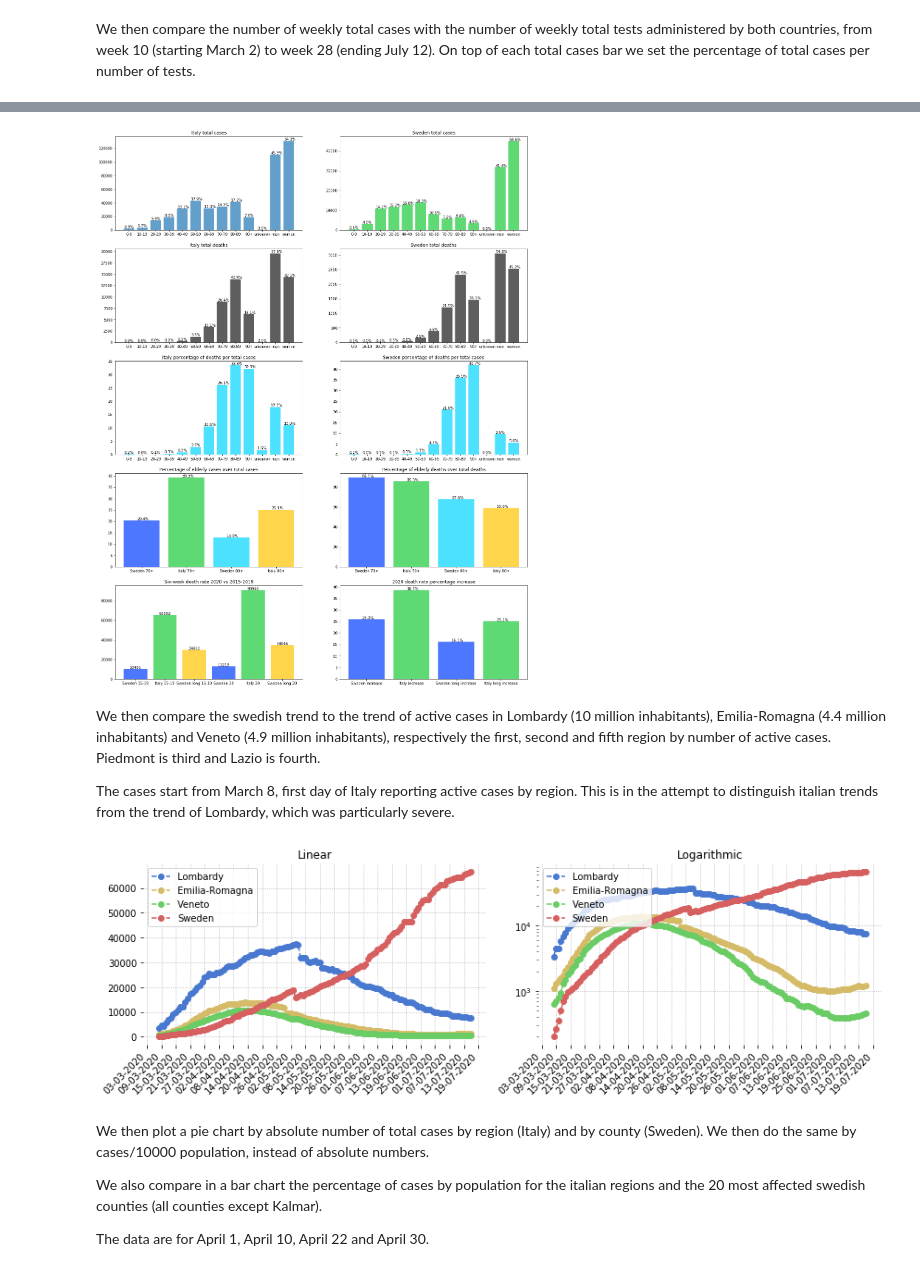
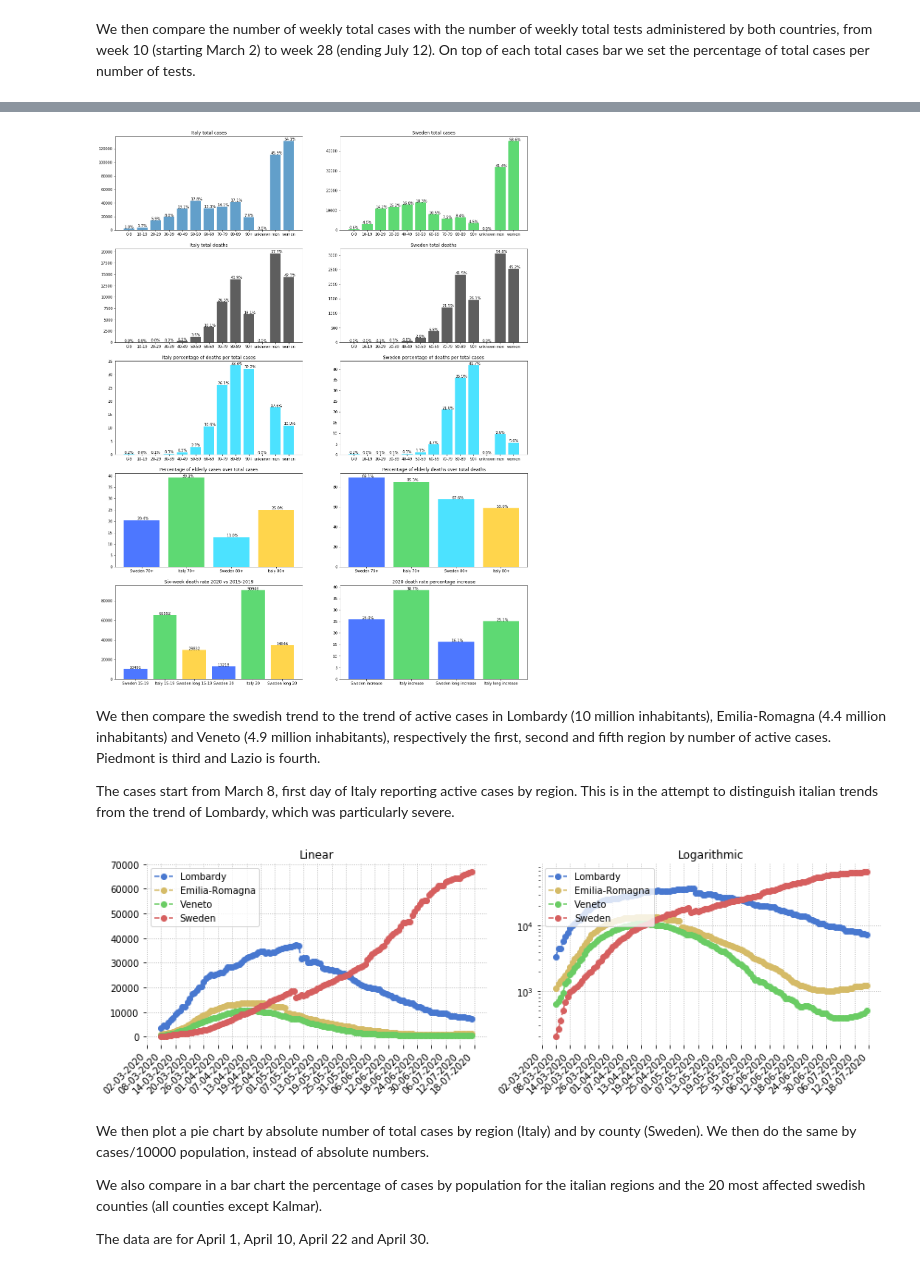
Before and after one commit to eera-l/Covid19-Sweden-Overview, a Jupyter notebook: c19-it-swe.ipynb, the cells around one changed output, grey strips where cells are left out. Drawn from its saved outputs; the diff is of its cells as text; code cells hidden in the pictures.

```diff
--- a/c19-it-swe.ipynb
+++ b/c19-it-swe.ipynb
@@ -34,7 +34,7 @@ italy_active = np.array([1049, 1577, 1835, 2263, 2706, 3296, 3916, 5061, 6387, 7
                          81266, 78457, 76440, 72070, 70187, 68351, 66553, 65129, 62752, 60960, 59322, 57752, 56594, 55300, 52942,
                          50966, 47986, 46175, 43691, 42097, 41367, 39893, 39297, 38429, 36976, 35877, 35262, 34730, 32872, 31710,
                          30637, 28997, 27485, 26274, 25909, 24569, 23925, 23101, 21543, 21212, 20972, 20637, 19573, 18655, 18303,
-                         17638, 16836, 16681, 16496, 15563, 15255])
+                         17638, 16836, 16681, 16496, 15563, 15255, 15060])
 
 
 sweden_active = np.array([1036, 1113, 1187, 1276, 1412, 1607, 1734, 1897, 2003, 2243, 2448, 2747, 2948, 3326, 3574, 3928, 4291, 4735,
@@ -44,7 +44,7 @@ sweden_active = np.array([1036, 1113, 1187, 1276, 1412, 1607, 1734, 1897, 2003,
                           22171, 22853, 23390, 24026, 24296, 24534, 24988, 25487, 26081, 26644, 27260, 27915, 28350, 28668, 29302,
                           31396, 32495, 33499, 34297, 35185, 35608, 36396, 37105, 38668, 40042, 41158, 41804, 42503, 43400, 44753,
                           46311, 46311, 46611, 46611, 49196, 50854, 52204, 53892, 54961, 55209, 55209, 57439, 58229, 59551, 60331,
-                          61174, 61174, 61307, 62820, 63052, 63586, 63964, 64484, 64484, 64484, 65376, 65672, 66100, 66475])
+                          61174, 61174, 61307, 62820, 63052, 63586, 63964, 64484, 64484, 64484, 65376, 65672, 66100, 66475, 66829])
 
 italy_hospitalized = np.array([401, 639, 742, 1034, 1346, 1790, 2394, 2651, 3550, 4316, 5038, 5838, 6650, 7426, 8372, 9663, 11025,
                                12894, 14363, 15757, 16020, 17708, 19846, 20692, 21937, 23112, 24753, 26029, 26676, 27386, 27795,
@@ -54,7 +54,7 @@ italy_hospitalized = np.array([401, 639, 742, 1034, 1346, 1790, 2394, 2651, 3550
                                12865, 12172, 11453, 10792, 10400, 10311, 10207, 9991, 9624, 9269, 8957, 8695, 8613, 8185, 7917,
                                7729, 7379, 7094, 6680, 6387, 6099, 5916, 5742, 5503, 5301, 5002, 4864, 4729, 4581, 4320, 4131,
                                3893, 3747, 3594, 3489, 3301, 3113, 2867, 2632, 2474, 2314, 2038, 1853, 1610, 1515, 1356, 1260,
-                               1160, 1120, 1090, 1025])
+                               1160, 1120, 1090, 1025, 963])
 
 sweden_hospitalized = np.array([0, 0, 0, 43, 177, 256, 279, 331, 426, 497, 577, 696, 803, 902, 973, 1121, 1219, 1320, 1400, 1480,
                                 1508, 1726, 1742, 1799, 1838, 1846, 1942, 1986, 2037, 2100, 2138, 2152, 2156, 2221, 2156, 2234,
@@ -63,7 +63,7 @@ sweden_hospitalized = np.array([0, 0, 0, 43, 177, 256, 279, 331, 426, 497, 577,
                                 1732, 1712, 1707, 1734, 1730, 1687, 1633, 1629, 1608, 1617, 1649, 1630, 1559, 1552, 1512, 1481,
                                 1486, 1517, 1463, 1428, 1367, 1352, 1352, 1352, 1303, 1264, 1223, 1179, 1181, 1181, 1176, 1144,
                                 1148, 1094, 993, 986, 986, 986, 895, 879, 858, 770, 760, 760, 760, 663, 650, 626, 562, 521, 521,
-                                521, 484, 470, 439, 360])
+                                521, 484, 470, 439, 360, 345])
 
 italy_icu = np.array([105, 140, 166, 229, 295, 351, 462, 567, 650, 733, 877, 1028, 1153, 1328, 1518, 1672, 1851, 2060, 2257, 2498,
                       2655, 2857, 3009, 3204, 3396, 3489, 3612, 3732, 3856, 3906, 3981, 4023, 4035, 4053, 4068, 3994, 3977, 3898,
@@ -71,14 +71,14 @@ italy_icu = np.array([105, 140, 166, 229, 295, 351, 462, 567, 650, 733, 877, 102
                       2102, 2009, 1956, 1863, 1795, 1694, 1578, 1539, 1501, 1479, 1427, 1333, 1311, 1168, 1034, 1027, 999, 952,
                       893, 855, 808, 775, 762, 749, 716, 676, 640, 595, 572, 553, 541, 521, 505, 489, 475, 450, 435, 424, 408,
                       353, 338, 316, 293, 287, 283, 263, 249, 236, 227, 220, 209, 207, 177, 163, 168, 161, 152, 148, 127, 115,
-                      107, 103, 105, 97, 98, 96, 93, 87])
+                      107, 103, 105, 97, 98, 96, 93, 87, 82])
 
 sweden_icu = np.array([0, 0, 0, 23, 31, 45, 49, 58, 92, 110, 142, 160, 182, 202, 219, 265, 293, 312, 339, 361, 376, 387, 400, 439,
                        451, 464, 486, 504, 500, 521, 522, 528, 527, 523, 524, 522, 537, 525, 517, 537, 541, 556, 543, 533, 531, 537,
                        524, 519, 526, 523, 504, 492, 484, 474, 466, 459, 443, 434, 422, 411, 401, 388, 381, 379, 383, 366, 366, 358,
                        352, 344, 347, 337, 331, 316, 320, 310, 305, 309, 307, 309, 308, 292, 287, 291, 298, 296, 280, 280, 268, 267,
                        267, 267, 245, 239, 232, 223, 223, 223, 223, 202, 201, 191, 182, 170, 170, 170, 157, 150, 139, 129, 135, 135,
-                       135, 125, 118, 110, 100, 94, 94, 94, 89, 87, 79, 67])
+                       135, 125, 118, 110, 100, 94, 96, 97, 92, 89, 81, 68, 69])
 
 
 italy_d = np.array([29, 34, 52, 79, 107, 148, 197, 233, 366, 463, 631, 827, 1016, 1266, 1441, 1809, 2158, 2503, 2978, 3405, 4032, 4825,
@@ -88,7 +88,7 @@ italy_d = np.array([29, 34, 52, 79, 107, 148, 197, 233, 366, 463, 631, 827, 1016
                     30560, 30739, 30911, 31106, 31368, 31610, 31763, 31908, 32007, 32169, 32330, 32486, 32616, 32735, 32785, 32877,
                     32955, 33072, 33142, 33229, 33340, 33415, 33475, 33530, 33601, 33689, 33774, 33846, 33899, 33964, 34043, 34114,
                     34167, 34223, 34301, 34345, 34371, 34405, 34448, 34514, 34561, 34610, 34634, 34657, 34675, 34644, 34678, 34708,
-                    34716, 34738, 34744, 34767, 34788])
+                    34716, 34738, 34744, 34767, 34788, 34818])
 
 sweden_d = np.array([3, 7, 8, 10, 11, 16, 20, 23, 33, 40, 63, 78, 105, 112, 123, 167, 199, 259, 307, 358, 391, 428, 506, 618, 696,
                      812, 881, 901, 915, 946, 1084, 1223, 1360, 1442, 1546, 1578, 1633, 1795, 1939, 2028, 2159, 2202, 2206, 2289,
@@ -96,7 +96,7 @@ sweden_d = np.array([3, 7, 8, 10, 11, 16, 20, 23, 33, 40, 63, 78, 105, 112, 123,
                      3689, 3694, 3712, 3783, 3857, 3895, 3956, 4029, 4032, 4066, 4146, 4243, 4291, 4361, 4408, 4415, 4433, 4501,
                      4578, 4598, 4674, 4678, 4689, 4722, 4757, 4824, 4849, 4887, 4892, 4892, 4909, 4952, 5063, 5078, 5078, 5079,
                      5079, 5151, 5182, 5222, 5249, 5295, 5304, 5304, 5332, 5351, 5395, 5436, 5446, 5446, 5447, 5461, 5472, 5515,
-                     5532, 5554, 5554, 5554, 5564, 5581, 5610, 5617])
+                     5532, 5554, 5554, 5554, 5564, 5581, 5610, 5617, 5642])
 
 x = np.arange(1, len(italy_active) + 1)
 
@@ -696,13 +668,13 @@ Below them, graphs show the compared percentages of elderly cases and deaths on
 import numpy as np
 import matplotlib.pyplot as plt
 
-it_tot_age = {'0-9': 2246, '10-19': 4000, '20-29': 14215, '30-39': 19308,
-              '40-49': 31665, '50-59': 43230, '60-69': 32180, '70-79': 34240,
-              '80-89': 41596, '90+': 19108, 'unknown': 61, 'total': 241849}
+it_tot_age = {'0-9': 2349, '10-19': 4110, '20-29': 14444, '30-39': 19558,
+              '40-49': 31901, '50-59': 43420, '60-69': 32313, '70-79': 34353,
+              '80-89': 41686, '90+': 19160, 'unknown': 22, 'total': 243316}
 
 it_d_age = {'0-9': 4, '10-19': 0, '20-29': 16, '30-39': 66,
-            '40-49': 298, '50-59': 1176, '60-69': 3423, '70-79': 8951,
-            '80-89': 13880, '90+': 6136, 'unknown': 1, 'total': 33951}
+            '40-49': 300, '50-59': 1187, '60-69': 3431, '70-79': 8967,
+            '80-89': 13926, '90+': 6169, 'unknown': 0, 'total': 34066}
 
 swe_tot_age = {'0-9': 476, '10-19': 3075, '20-29': 10903, '30-39': 11666,
               '40-49': 12920, '50-59': 14050, '60-69': 8072, '70-79': 5736,
@@ -712,9 +684,9 @@ swe_d_age = {'0-9': 1, '10-19': 0, '20-29': 8, '30-39': 16,
              '40-49': 45, '50-59': 157, '60-69': 380, '70-79': 1204,
              '80-89': 2323, '90+': 1459, 'unknown': 0, 'total': 5593}
 
-it_tot_gender = {'men': 110914, 'women': 130914, 'total': 241849}
+it_tot_gender = {'men': 111699, 'women': 131598, 'total': 243316}
 
-it_d_gender = {'men': 19631, 'women': 14320, 'total': 33951}
+it_d_gender = {'men': 19666, 'women': 14400, 'total': 34066}
 
 swe_tot_gender = {'men': 31791, 'women': 45083, 'total': 76877}
 
@@ -919,7 +891,7 @@ fig.set_figheight(27)
 fig.set_figwidth(20)
 plt.show()
 # %% [output]
-[figure, old version]
+[figure, new version]
 # %% [markdown]
 We then compare the swedish trend to the trend of active cases in Lombardy (10 million inhabitants), Emilia-Romagna (4.4 million inhabitants) and Veneto (4.9 million inhabitants), respectively the first, second and fifth region by number of active cases. Piedmont is third and Lazio is fourth.
 
@@ -938,7 +910,8 @@ lom_act = np.array([3372, 4490, 4427, 5763, 6896, 7732, 9059, 10043, 10861, 1209
                     30675, 30032, 29956, 27746, 27679, 27430, 27073, 27291, 26671, 26715, 25933, 25630, 25614, 25215, 24477, 24037,
                     22913, 22683, 21809, 20996, 20861, 20255, 20224, 20224, 19853, 19499, 19420, 19319, 18297, 17857, 17340, 17024,
                     16785, 15989, 15976, 15233, 14972, 14647, 14045, 13911, 13843, 13638, 12903, 12227, 11992, 11640, 10992, 10947,
-                    10823, 10060, 9938, 9827, 9677, 9426, 9445, 9492, 9074, 8460, 8357, 8341, 8212, 8004, 8011, 7952, 7535, 7509])
+                    10823, 10060, 9938, 9827, 9677, 9426, 9445, 9492, 9074, 8460, 8357, 8341, 8212, 8004, 8011, 7952, 7535, 7509,
+                    7421])
 
 er_act = np.array([1097, 1286, 1417, 1588, 1758, 2011, 2349, 2741, 3088, 3404, 3915, 4506, 5089, 5661, 6390, 7220, 7711, 8256, 8850,
                    9361, 9964, 10535, 10766, 10953, 11489, 11859, 12178, 12523, 12837, 13051, 13048, 13110, 13258, 13350, 13495,
@@ -947,7 +920,7 @@ er_act = np.array([1097, 1286, 1417, 1588, 1758, 2011, 2349, 2741, 3088, 3404, 3
                    5852, 5656, 5525, 5330, 5098, 4926, 4730, 4570, 4457, 4359, 4146, 3998, 3750, 3564, 3279, 3163, 3068, 2912, 2839,
                    2688, 2512, 2416, 2328, 2282, 2156, 2061, 2000, 1817, 1727, 1637, 1500, 1405, 1345, 1281, 1219, 1207, 1172, 1154,
                    1089, 1074, 1068, 1044, 1041, 1042, 1032, 1010, 1002, 1003, 1011, 1037, 1029, 1064, 1060, 1071, 1066, 1113, 1119,
-                   1180, 1193, 1189, 1170, 1198])
+                   1180, 1193, 1189, 1170, 1198, 1228])
 
 ve_act = np.array([623, 694, 783, 940, 1297, 1453, 1775, 1989, 2274, 2488, 2953, 3169, 3677, 4214, 4644, 4986, 5351, 5745, 6140, 6648,
                    6913, 7251, 7564, 7850, 8224, 8578, 8861, 9093, 9409, 9722, 9965, 10171, 10449, 10647, 10749, 10729, 10766, 10736,
@@ -955,7 +928,7 @@ ve_act = np.array([623, 694, 783, 940, 1297, 1453, 1775, 1989, 2274, 2488, 2953,
                    7299, 7234, 7116, 6789, 6534, 6187, 5877, 5591, 5460, 5190, 5020, 4718, 4439, 4162, 4041, 4004, 3754, 3532, 3286,
                    3023, 2841, 2660, 2578, 2431, 2287, 2025, 1849, 1612, 1500, 1468, 1403, 1387, 1319, 1229, 1164, 1085, 1080, 1004,
                    965, 922, 849, 778, 772, 755, 718, 680, 607, 582, 575, 583, 585, 564, 549, 527, 487, 482, 460, 462, 462, 418, 397,
-                   390, 388, 388, 384, 385, 386, 392, 394, 398, 408, 412, 427, 438, 455])
+                   390, 388, 388, 384, 385, 386, 392, 394, 398, 408, 412, 427, 438, 455, 502])
 
 sweden_act = sweden_active.copy()[6:]
 
@@ -971,34 +944,34 @@ ax1.plot(days, ve_act, '--go', label='Veneto')
 ax1.plot(days, sweden_act, '--ro', label='Sweden')
 ax1.legend(loc="upper left")
 ax1.set_title('Linear')
 ax1.xaxis.set_major_formatter(mdates.DateFormatter('%d-%m-%Y'))
 ax1.xaxis.set_major_locator(mdates.DayLocator(interval=interval))
 ax1.axes.grid(linestyle='dotted')
 
 ax2 = fig.add_subplot(122)
 ax2.plot(days, lom_act, '--bo', label='Lombardy')
 ax2.plot(days, er_act, '--yo', label='Emilia-Romagna')
 ax2.plot(days, ve_act, '--go', label='Veneto')
 ax2.plot(days, sweden_act, '--ro', label='Sweden')
 ax2.legend(loc="upper left")
 ax2.set_title('Logarithmic')
 ax2.set_yscale('log')
 ax2.xaxis.set_major_formatter(mdates.DateFormatter('%d-%m-%Y'))
 ax2.xaxis.set_major_locator(mdates.DayLocator(interval=interval))
 ax2.axes.grid(linestyle='dotted')
 
 sns.set_color_codes('muted')
 sns.despine(left = True, bottom = True)
 for ax in fig.axes:
   for label in ax.get_xticklabels():
     label.set_ha("right")
     label.set_rotation(45)
 fig.set_figheight(4)
 fig.set_figwidth(12)
 plt.tight_layout()
 plt.show()
 # %% [output]
-[figure, old version]
+[figure, new version]
 # %% [markdown]
 We then plot a pie chart by absolute number of total cases by region (Italy) and by county (Sweden). We then do the same by cases/10000 population, instead of absolute numbers.
 
```
Also changed, not shown: parts of 7 cells of this notebook, 1 other file.
